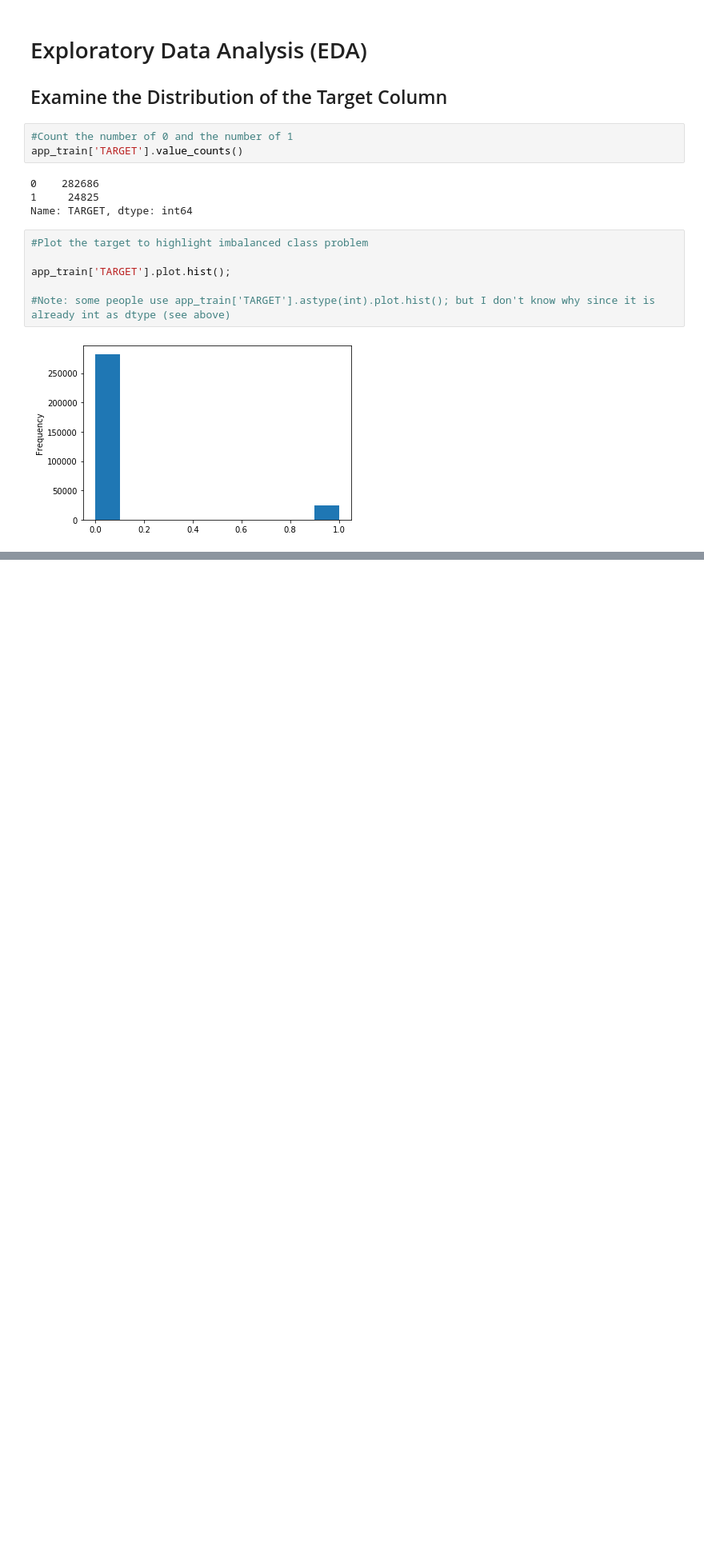
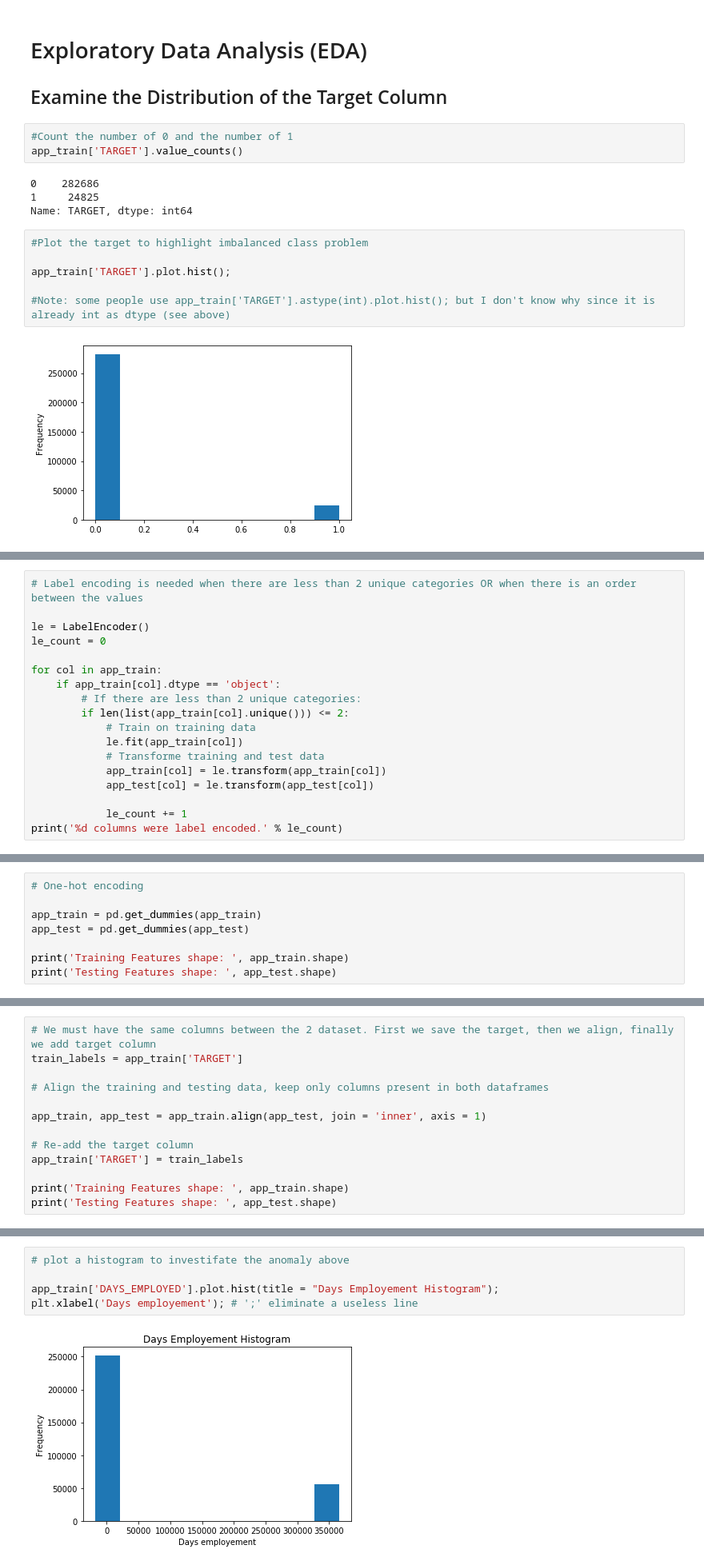
Before and after one commit to defining/kaggle-home-credit, a Jupyter notebook: notebook/kaggle-home-credit.ipynb, the cells around one changed output, grey strips where cells are left out. Shown: that part at 80% size. Cells and saved outputs as stored; diff of their text form; blank space fills up the shorter version.

```diff
--- a/notebook/kaggle-home-credit.ipynb
+++ b/notebook/kaggle-home-credit.ipynb
@@ -84,0 +174,18 @@ app_train['TARGET'].plot.hist();
+# %%
+# Label encoding is needed when there are less than 2 unique categories OR when there is an order between the values
+
+le = LabelEncoder()
+le_count = 0
+
+for col in app_train:
+    if app_train[col].dtype == 'object':
+        # If there are less than 2 unique categories:
+        if len(list(app_train[col].unique())) <= 2:
+            # Train on training data
+            le.fit(app_train[col])
+            # Transforme training and test data
+            app_train[col] = le.transform(app_train[col])
+            app_test[col] = le.transform(app_test[col])
+
+            le_count += 1
+print('%d columns were label encoded.' % le_count)
@@ -84,0 +196,8 @@ app_train['TARGET'].plot.hist();
+# %%
+# One-hot encoding
+
+app_train = pd.get_dummies(app_train)
+app_test = pd.get_dummies(app_test)
+
+print('Training Features shape: ', app_train.shape)
+print('Testing Features shape: ', app_test.shape)
@@ -84,0 +209,13 @@ app_train['TARGET'].plot.hist();
+# %%
+# We must have the same columns between the 2 dataset. First we save the target, then we align, finally we add target column
+train_labels = app_train['TARGET']
+
+# Align the training and testing data, keep only columns present in both dataframes
+
+app_train, app_test = app_train.align(app_test, join = 'inner', axis = 1)
+
+# Re-add the target column
+app_train['TARGET'] = train_labels
+
+print('Training Features shape: ', app_train.shape)
+print('Testing Features shape: ', app_test.shape)
@@ -84,0 +253,7 @@ app_train['TARGET'].plot.hist();
+# %%
+# plot a histogram to investifate the anomaly above
+
+app_train['DAYS_EMPLOYED'].plot.hist(title = "Days Employement Histogram");
+plt.xlabel('Days employement'); # ';' eliminate a useless line
+# %% [output]
+[figure, added]
```
Also changed, not shown: parts of 16 cells of this notebook.
